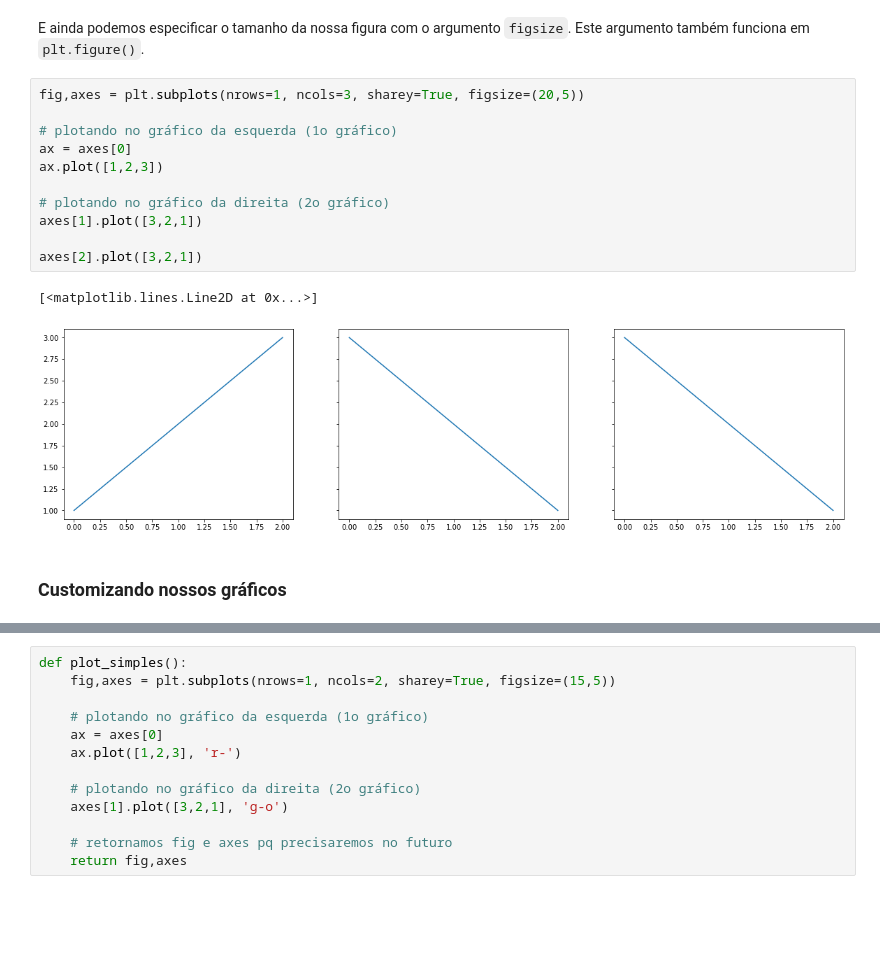
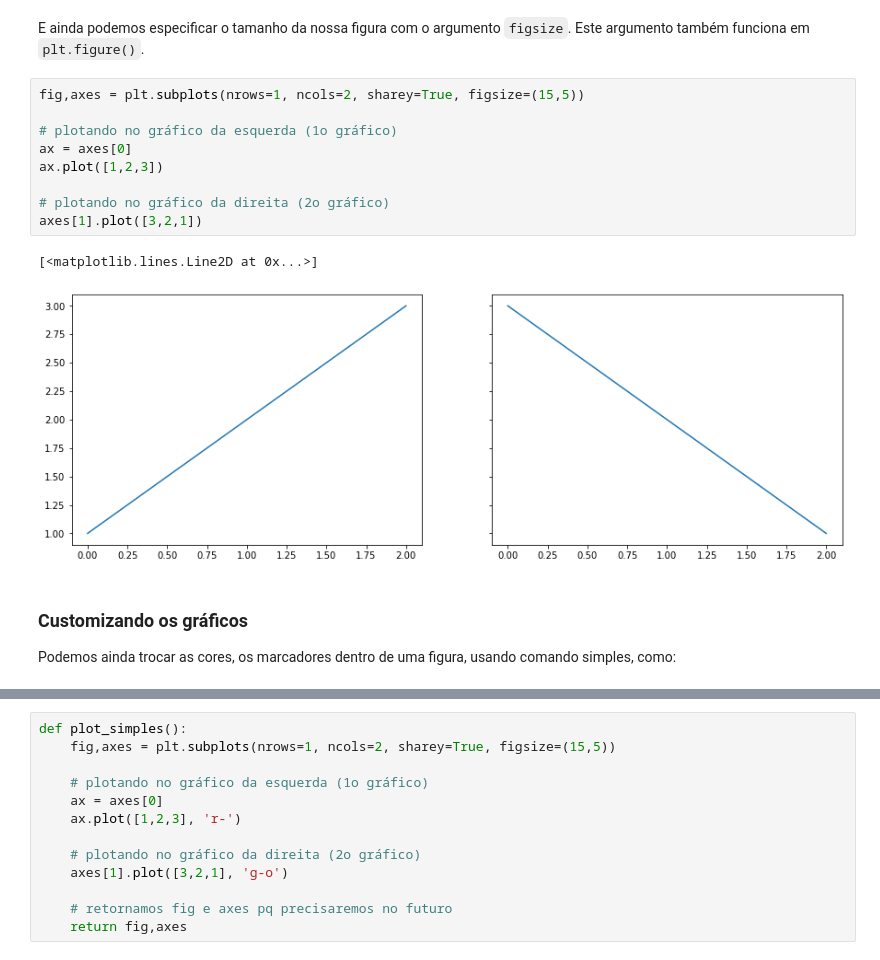
Before and after one commit to nilodna/python-basico, a Jupyter notebook: aulas/aula03.ipynb, the cells around one changed output, grey strips where cells are left out. Saved outputs shown, nothing was run; the diff lists cells and outputs as text; blank space fills up the shorter version.

````diff
--- a/aulas/aula03.ipynb
+++ b/aulas/aula03.ipynb
@@ -347,21 +362,22 @@ axes[1].plot([3,2,1])
 # %% [markdown]
 E ainda podemos especificar o tamanho da nossa figura com o argumento ```figsize```. Este argumento também funciona em ```plt.figure()```.
 # %%
-fig,axes = plt.subplots(nrows=1, ncols=3, sharey=True, figsize=(20,5))
+fig,axes = plt.subplots(nrows=1, ncols=2, sharey=True, figsize=(15,5))
 
 # plotando no gráfico da esquerda (1o gráfico)
 ax = axes[0]
 ax.plot([1,2,3])
 
 # plotando no gráfico da direita (2o gráfico)
 axes[1].plot([3,2,1])
-
-axes[2].plot([3,2,1])
 # %% [output]
 [<matplotlib.lines.Line2D at 0x...>]
-[figure, old version]
+[figure, new version]
-# %% [markdown]
-### Customizando nossos gráficos
+# %% [markdown]
+### Customizando os gráficos
+
+Podemos ainda trocar as cores, os marcadores dentro de uma figura,
+usando comando simples, como:
 # %%
 fig,axes = plt.subplots(nrows=1, ncols=2, sharey=True, figsize=(15,5))
 
````
Also changed, not shown: parts of 78 cells of this notebook, 2 other files.
